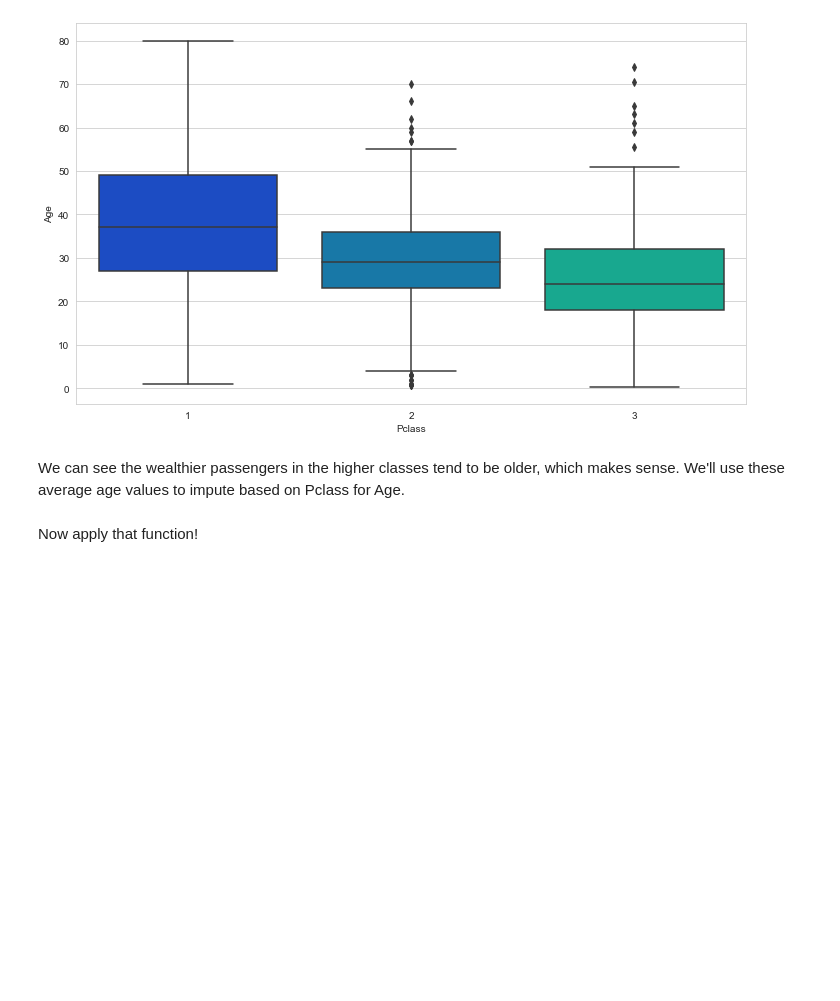
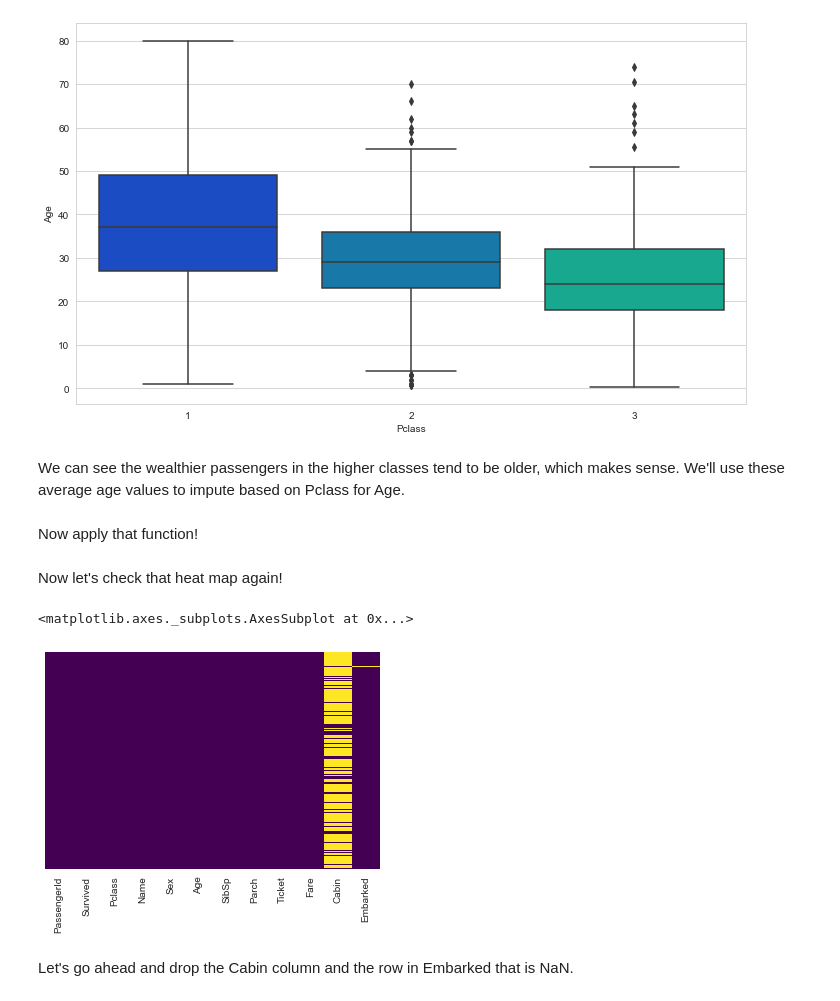
Before and after one commit to momado350/titanic, a Jupyter notebook: titanic-test.ipynb, the cells around one changed output. Drawn from its saved outputs; the diff is of its cells as text; code cells hidden in the pictures; blank space fills up the shorter version.

Commit message:
drop na

```diff
--- a/titanic-test.ipynb
+++ b/titanic-test.ipynb
@@ -115,3 +115,12 @@ def impute_age(cols):
 Now apply that function!
 # %%
 train['Age'] = train[['Age','Pclass']].apply(impute_age,axis=1)
+# %% [markdown]
+Now let's check that heat map again!
+# %%
+sns.heatmap(train.isnull(),yticklabels=False,cbar=False,cmap='viridis')
+# %% [output]
+<matplotlib.axes._subplots.AxesSubplot at 0x...>
+[figure, added]
+# %% [markdown]
+ Let's go ahead and drop the Cabin column and the row in Embarked that is NaN.
```
Also changed, not shown: parts of 2 cells of this notebook.
